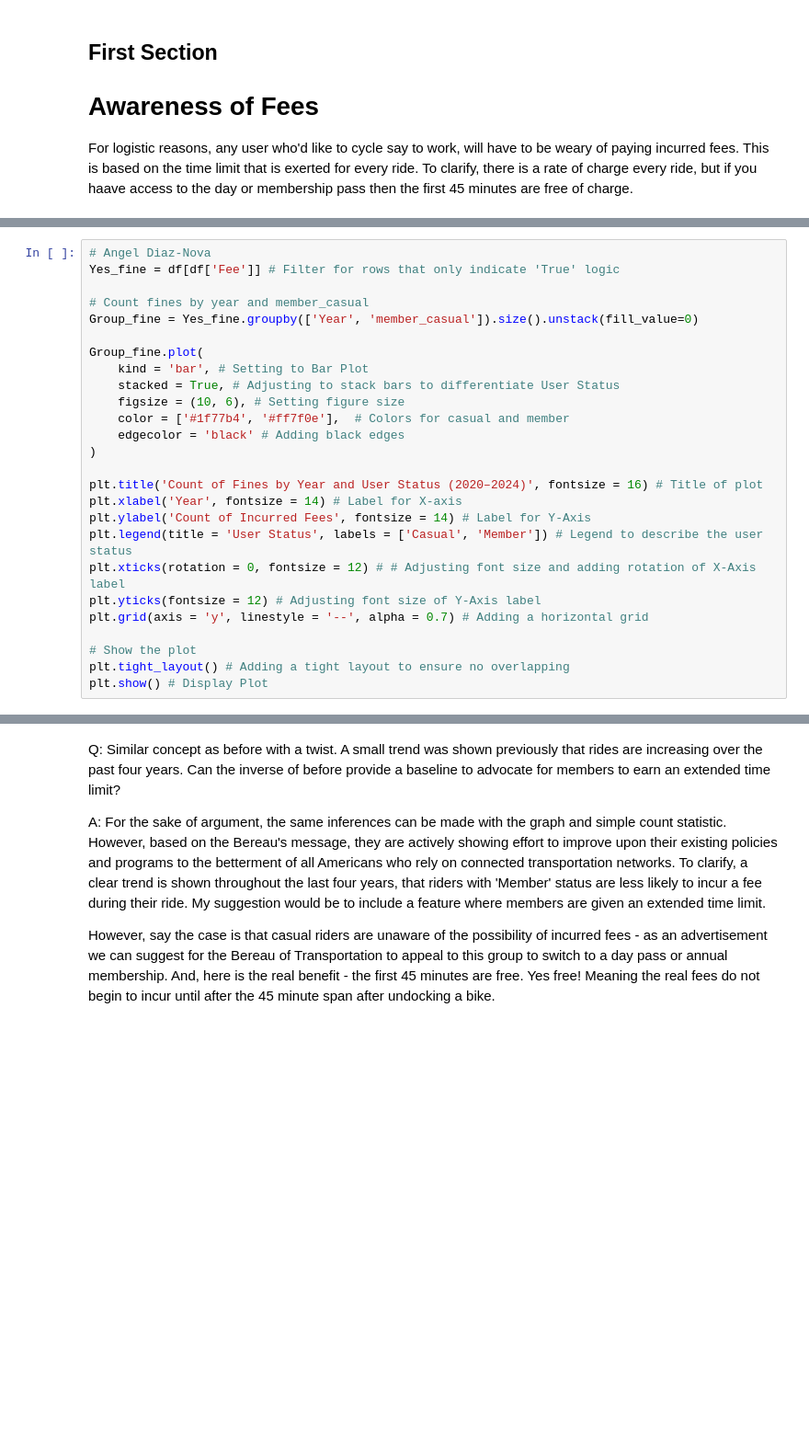
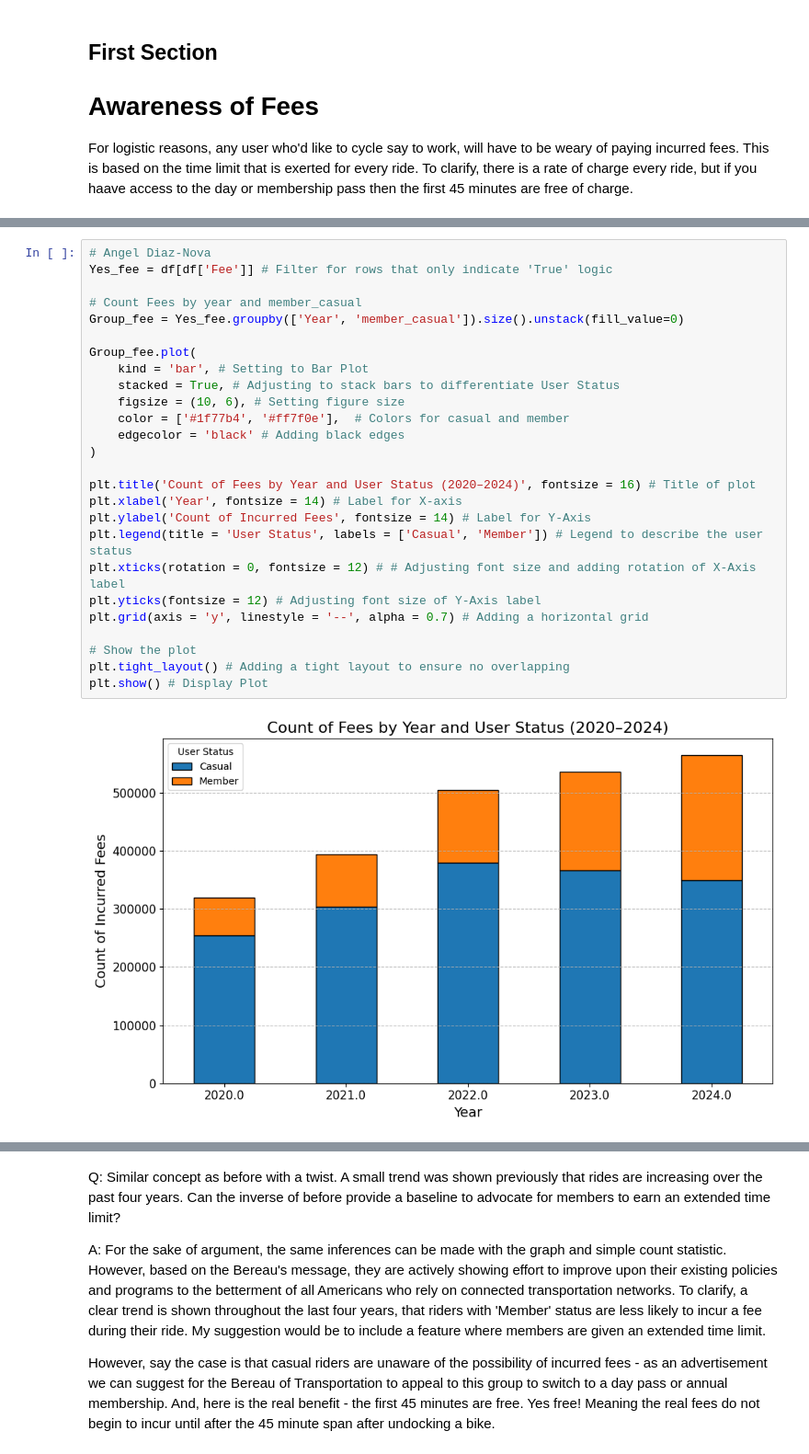
Before and after one commit to ricardo-hz/CMSC206, a Jupyter notebook: Group Project/Group Project.ipynb, the cells around one changed output, grey strips where cells are left out. Shown at 92% size. Cells and saved outputs as stored; diff of their text form; blank space fills up the shorter version.

```diff
--- a/Group Project/Group Project.ipynb
+++ b/Group Project/Group Project.ipynb
@@ -223,27 +220,29 @@ print(Fines_user.to_frame(name = "Number of Incurred Fees").reset_index().to_str
 # %%
 # Angel Diaz-Nova
-Yes_fine = df[df['Fee']] # Filter for rows that only indicate 'True' logic
+Yes_fee = df[df['Fee']] # Filter for rows that only indicate 'True' logic
 
-# Count fines by year and member_casual
-Group_fine = Yes_fine.groupby(['Year', 'member_casual']).size().unstack(fill_value=0)
+# Count Fees by year and member_casual
+Group_fee = Yes_fee.groupby(['Year', 'member_casual']).size().unstack(fill_value=0)
 
-Group_fine.plot(
+Group_fee.plot(
     kind = 'bar', # Setting to Bar Plot
     stacked = True, # Adjusting to stack bars to differentiate User Status
     figsize = (10, 6), # Setting figure size
     color = ['#1f77b4', '#ff7f0e'],  # Colors for casual and member
     edgecolor = 'black' # Adding black edges
 )
 
-plt.title('Count of Fines by Year and User Status (2020–2024)', fontsize = 16) # Title of plot
+plt.title('Count of Fees by Year and User Status (2020–2024)', fontsize = 16) # Title of plot
 plt.xlabel('Year', fontsize = 14) # Label for X-axis
 plt.ylabel('Count of Incurred Fees', fontsize = 14) # Label for Y-Axis
 plt.legend(title = 'User Status', labels = ['Casual', 'Member']) # Legend to describe the user status
 plt.xticks(rotation = 0, fontsize = 12) # # Adjusting font size and adding rotation of X-Axis label
 plt.yticks(fontsize = 12) # Adjusting font size of Y-Axis label
 plt.grid(axis = 'y', linestyle = '--', alpha = 0.7) # Adding a horizontal grid
 
 # Show the plot
 plt.tight_layout() # Adding a tight layout to ensure no overlapping
 plt.show() # Display Plot
+# %% [output]
+[figure, added]
 # %% [markdown]
```
Also changed, not shown: parts of 17 cells of this notebook.
